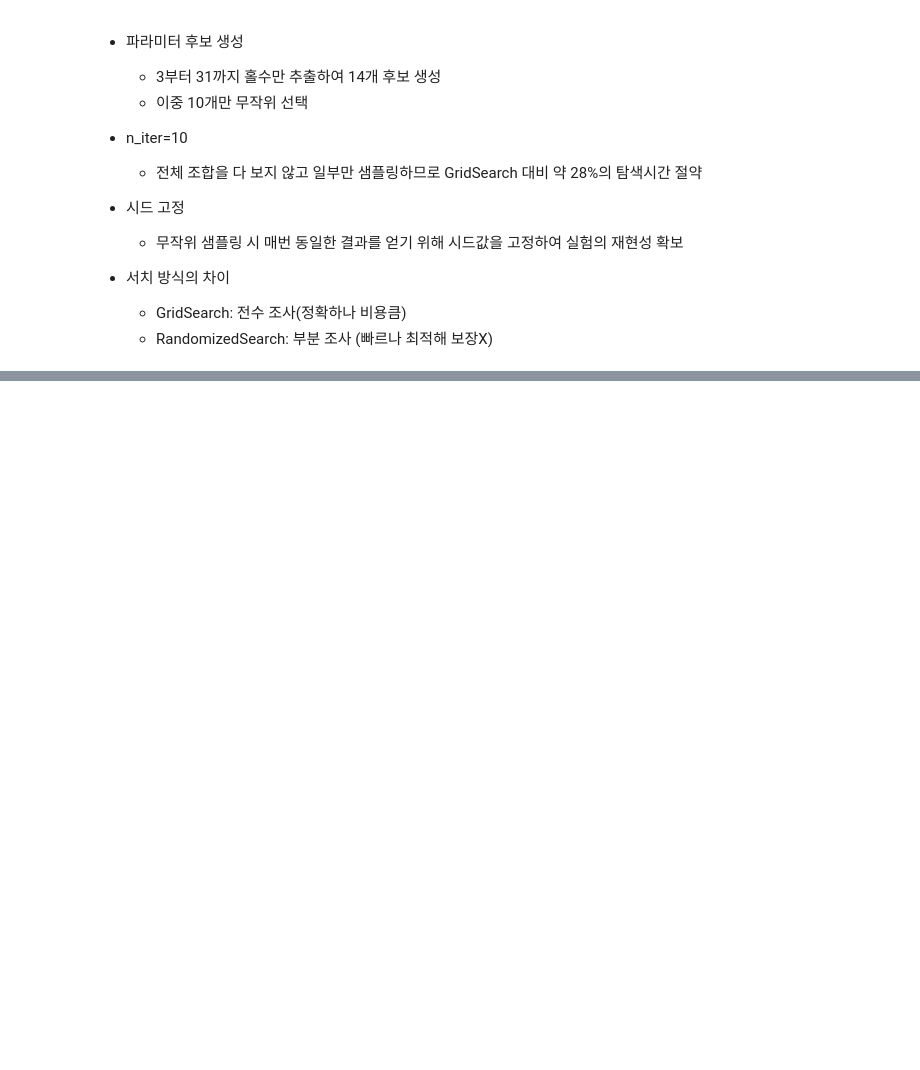
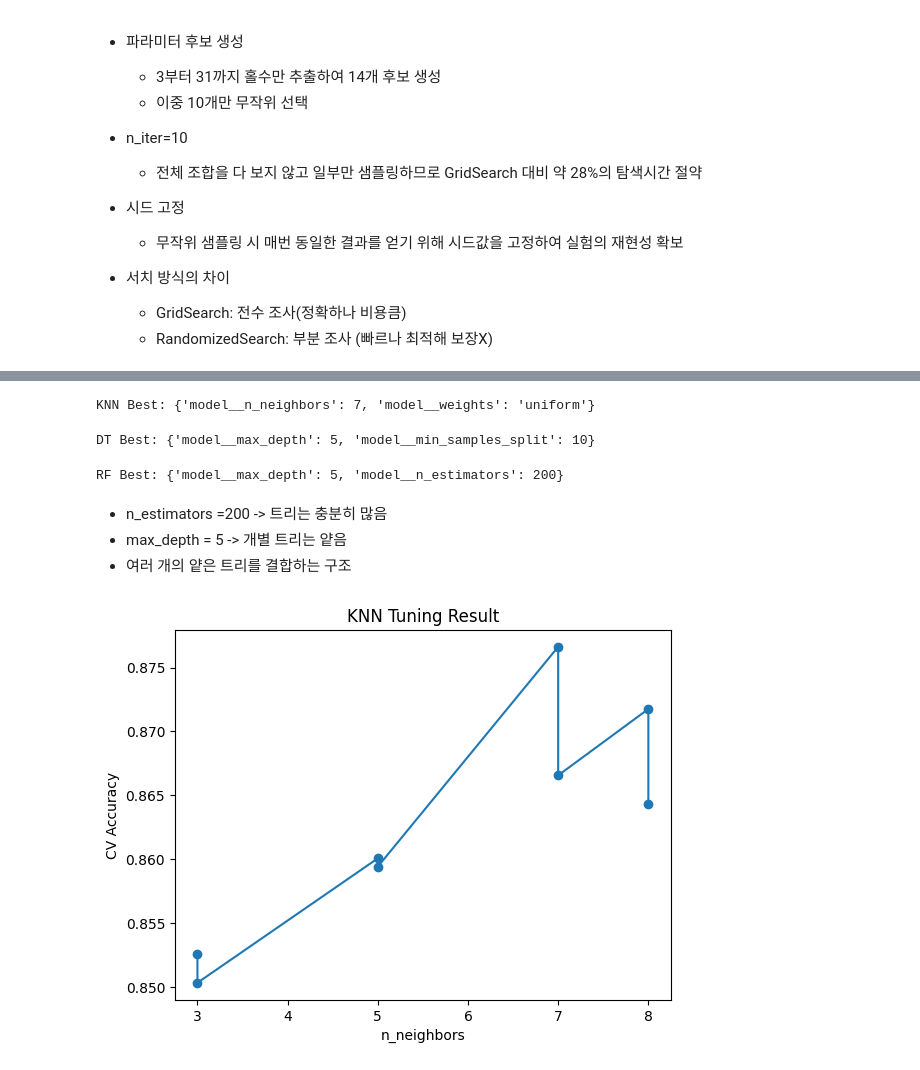
Before and after one commit to hyscodebase/Big-data-application-practice1, a Jupyter notebook: Week09/Week09[Alex].ipynb, the cells around one changed output, grey strips where cells are left out. Cells and saved outputs as stored; diff of their text form; code cells hidden in the pictures; blank space fills up the shorter version.

Commit message:
feat: implement GridSearchCV for KNN, Decision Tree, and Random Forest models

```diff
--- a/Week09/Week09[Alex].ipynb
+++ b/Week09/Week09[Alex].ipynb
@@ -272,8 +274,9 @@ time(sec): 0.145
 # %% [markdown]
 ![스크린샷 2026-05-02 오후 6.33.05.png](<attachment:스크린샷 2026-05-02 오후 6.33.05.png>)
 # %%
+#KNN Pipeline + GridSearch
 pipe_knn = Pipeline([
-    ("sclaer", StandardScaler()),,
+    ("sclaer", StandardScaler()),
     ('model', KNeighborsClassifier())
 ])
 
@@ -281,3 +284,70 @@ param_knn = {
     'model__n_neighbors': [3, 5, 7, 8],
     'model__weights': ['uniform', 'distance']
 }
+
+grid_knn = GridSearchCV(pipe_knn, param_knn, cv=55, scoring="accuracy")
+grid_knn.fit(x_train, y_train)
+
+print("KNN Best:", grid_knn.best_params_)
+# %% [output]
+KNN Best: {'model__n_neighbors': 7, 'model__weights': 'uniform'}
+# %%
+#Decision Tree Pipeline + GridSearch
+pipe_dt = Pipeline([
+    ("model", DecisionTreeClassifier(random_state=42))
+])
+
+param_dt = {
+    'model__max_depth': [3, 5, 10, None],
+    'model__min_samples_split': [2, 5, 10]
+}
+
+grid_dt = GridSearchCV(pipe_dt, param_dt, cv=5)
+grid_dt.fit(x_train, y_train)
+
+print("DT Best:", grid_dt.best_params_)
+# %% [output]
+DT Best: {'model__max_depth': 5, 'model__min_samples_split': 10}
+# %%
+from sklearn.ensemble import RandomForestClassifier
+
+# Random Forest Pipeline + GridSearch
+pipe_rf = Pipeline([
+    ("model", RandomForestClassifier(random_state=42))
+])
+
+param_rf = {
+    "model__n_estimators": [50, 100, 200],
+    "model__max_depth": [5, 10, None]
+}
+
+grid_rf = GridSearchCV(pipe_rf, param_rf, cv=5)
+grid_rf.fit(x_train, y_train)
+
+print("RF Best:", grid_rf.best_params_)
+# %% [output]
+RF Best: {'model__max_depth': 5, 'model__n_estimators': 200}
+# %% [markdown]
+- n_estimators =200 -> 트리는 충분히 많음
+- max_depth = 5 -> 개별 트리는 얕음
+- 여러 개의 얕은 트리를 결합하는 구조
+# %%
+# [셀 추가] 결과 DataFrame 생성
+import pandas as pd
+
+knn_results = pd.DataFrame(grid_knn.cv_results_)
+dt_results = pd.DataFrame(grid_dt.cv_results_)
+rf_results = pd.DataFrame(grid_rf.cv_results_)
+
+# KNN 성능 추세 시각화
+import matplotlib.pyplot as plt
+
+plt.plot(knn_results["param_model__n_neighbors"],
+         knn_results["mean_test_score"], marker='o')
+
+plt.xlabel("n_neighbors")
+plt.ylabel("CV Accuracy")
+plt.title("KNN Tuning Result")
+plt.show()
+# %% [output]
+[figure, added]
```
Also changed, not shown: parts of 12 cells of this notebook.
